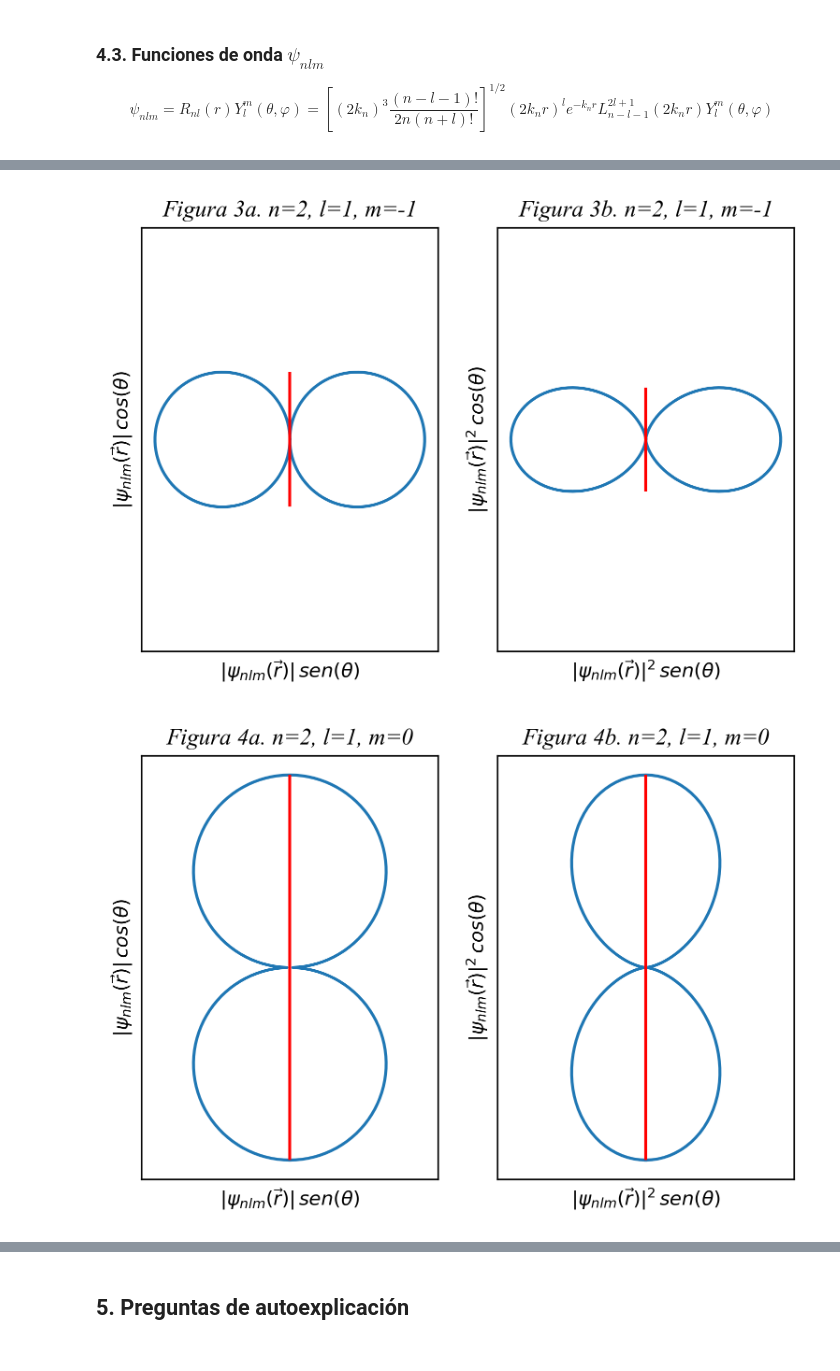
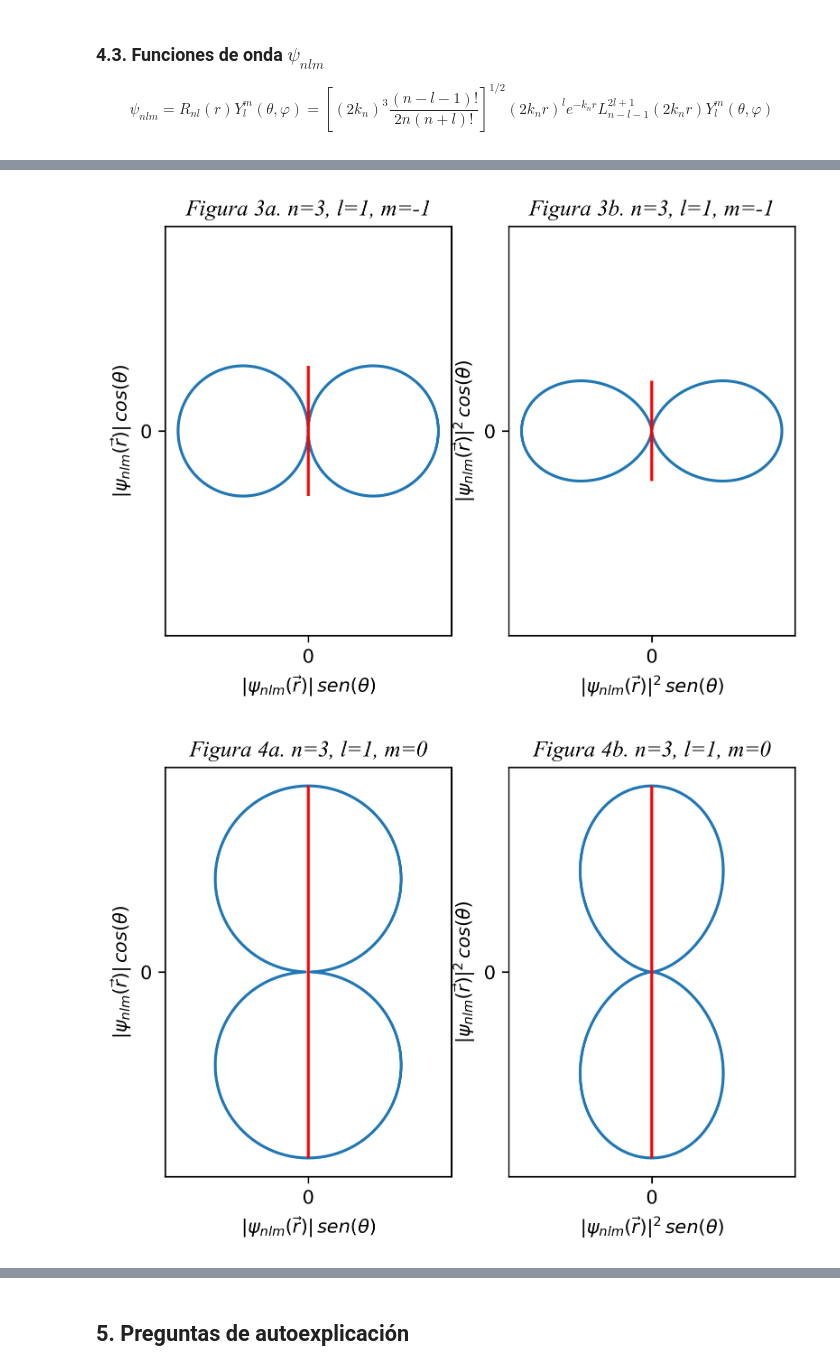
Before and after one commit to davidalejandromiranda/QuantumMechanics, a Jupyter notebook: notebooks/es_Hidrogeno.ipynb, the cells around one changed output, grey strips where cells are left out. Cells and saved outputs as stored; diff of their text form; code cells hidden in the pictures.

```diff
--- a/notebooks/es_Hidrogeno.ipynb
+++ b/notebooks/es_Hidrogeno.ipynb
@@ -123,8 +141,8 @@ def plot_rev(n=5, l=1, m=0, φ=np.pi/4, r=a0, square=False, ax=None, fig=1):
     ax.set_xlabel(fr'$|\psi_{{nlm}}(\vec{{r}})|{exp}\,sen(\theta)$')
     ax.set_ylabel(fr'$|\psi_{{nlm}}(\vec{{r}})|{exp}\,cos(\theta)$')
     ax.set_title(f'Figura {fig}. n={n}, l={l}, m={m}', style='italic', fontname='Times New Roman')
-    ax.set_xticks([])
-    ax.set_yticks([])
+    ax.set_xticks([0])
+    ax.set_yticks([0])
 # %%
 def plot_radial(n=1, l=0, m=0, θ=0, rmax=10*a0, φ=np.pi/4, square=False, ax=None, fig=1):
     r = np.linspace(0, rmax, 1000)
@@ -232,13 +260,8 @@ plot_energy(n=4, fig=fig)
 ### 4.3. Funciones de onda $\psi_{nlm}$
 
 $$\psi_{nlm} = R_{nl}(r)Y_l^m(\theta, \varphi)=\left[ \left( 2k_n \right)^3 \frac{(n-l-1)!}{2n(n+l)!} \right]^{1/2} (2 k_n r)^l e^{-k_n r} L_{n-l-1}^{2l+1}(2k_n r)Y_l^m(\theta, \varphi)$$
-# %%
-n = 2
-l = 1
-m = -1
-kn = 1e-9/(a0 * n) # 1/nm
 # %%
-n = 2
+n = 3
 for l in np.arange(0, n):
     for i, m in enumerate(np.arange(-l, l+1)):
         _, (ax1, ax2) = plt.subplots(1, 2, dpi=dpi)
@@ -250,2 +273,2 @@ for l in np.arange(0, n):
-[figure, old version]
+[figure, new version]
-[figure, old version]
+[figure, new version]
```
Also changed, not shown: parts of 11 cells of this notebook.
